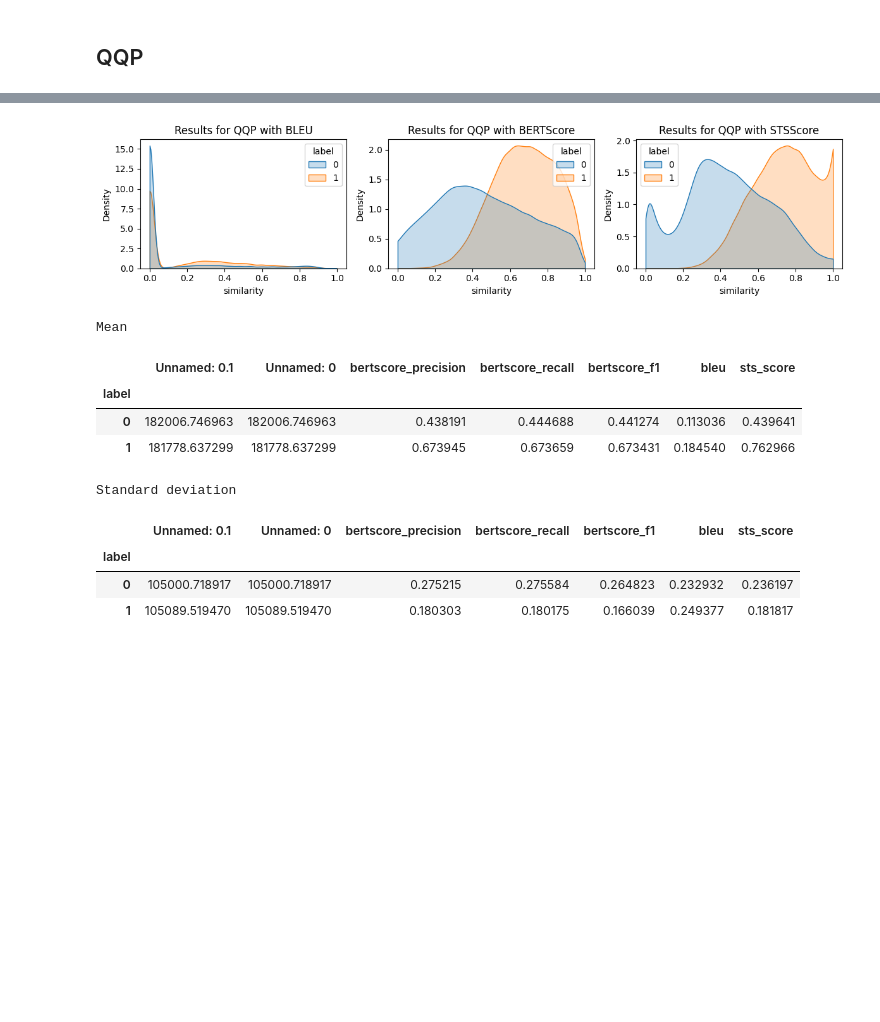
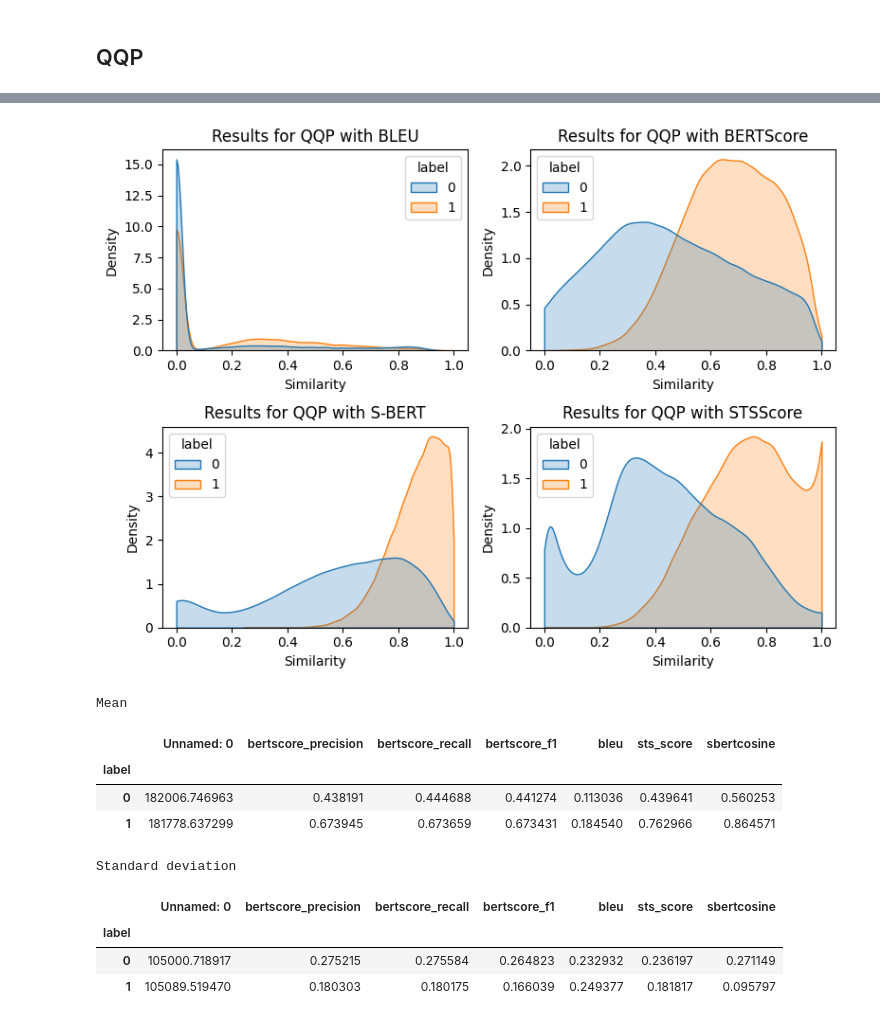
Before and after one commit to aieng-lab/stsscore, a Jupyter notebook: eval-semantic-similarity.ipynb, the cells around one changed output, grey strips where cells are left out. Cells and saved outputs as stored; diff of their text form; code cells hidden in the pictures; blank space fills up the shorter version.

Commit message:
compute QQP for SBERT

```diff
--- a/eval-semantic-similarity.ipynb
+++ b/eval-semantic-similarity.ipynb
@@ -180,37 +196,39 @@ Found cached dataset glue (/home/sherbold/.cache/huggingface/datasets/glue/qqp/1
 # %%
 scores_qqp = pd.read_csv('scores/qqp.csv')
 fig, axes = plt.subplots(2, 2, figsize=(8, 6))
 sns.kdeplot(scores_qqp, x="bleu", hue="label", fill=True, common_norm=False, clip=[0,1], ax=axes[0,0])
 sns.kdeplot(scores_qqp, x="bertscore_f1", hue="label", fill=True, common_norm=False, clip=[0,1], ax=axes[0,1])
 sns.kdeplot(scores_qqp, x="sbertcosine", hue="label", fill=True, common_norm=False, clip=[0,1], ax=axes[1,0])
 sns.kdeplot(scores_qqp, x="sts_score", hue="label", fill=True, common_norm=False, clip=[0,1], ax=axes[1,1])
 
 axes[0,0].set_xlabel("Similarity")
 axes[0,1].set_xlabel("Similarity")
 axes[1,0].set_xlabel("Similarity")
 axes[1,1].set_xlabel("Similarity")
 axes[0,0].set_title("Results for QQP with BLEU")
 axes[0,1].set_title("Results for QQP with BERTScore")
 axes[1,0].set_title("Results for QQP with S-BERT")
 axes[1,1].set_title("Results for QQP with STSScore")
 
-sns.move_legend(axes[2], "upper left")
+sns.move_legend(axes[0,1], "upper left")
+sns.move_legend(axes[1,0], "upper left")
+sns.move_legend(axes[1,1], "upper left")
 fig.tight_layout()
 plt.savefig('plots/qqp.pdf', bbox_inches='tight')
 plt.show()
 print('Mean')
 display(scores_qqp.groupby('label').mean())
 print('Standard deviation')
 display(scores_qqp.groupby('label').std())
 # %% [output]
-[figure, old version]
+[figure, new version]
 Mean
-|  | Unnamed: 0.1 | Unnamed: 0 | bertscore_precision | bertscore_recall | bertscore_f1 | bleu | sts_score |
+|  | Unnamed: 0 | bertscore_precision | bertscore_recall | bertscore_f1 | bleu | sts_score | sbertcosine |
 | label |  |  |  |  |  |  |  |
-| 0 | 182006.746963 | 182006.746963 | 0.438191 | 0.444688 | 0.441274 | 0.113036 | 0.439641 |
-| 1 | 181778.637299 | 181778.637299 | 0.673945 | 0.673659 | 0.673431 | 0.184540 | 0.762966 |
+| 0 | 182006.746963 | 0.438191 | 0.444688 | 0.441274 | 0.113036 | 0.439641 | 0.560253 |
+| 1 | 181778.637299 | 0.673945 | 0.673659 | 0.673431 | 0.184540 | 0.762966 | 0.864571 |
 Standard deviation
-|  | Unnamed: 0.1 | Unnamed: 0 | bertscore_precision | bertscore_recall | bertscore_f1 | bleu | sts_score |
+|  | Unnamed: 0 | bertscore_precision | bertscore_recall | bertscore_f1 | bleu | sts_score | sbertcosine |
 | label |  |  |  |  |  |  |  |
-| 0 | 105000.718917 | 105000.718917 | 0.275215 | 0.275584 | 0.264823 | 0.232932 | 0.236197 |
-| 1 | 105089.519470 | 105089.519470 | 0.180303 | 0.180175 | 0.166039 | 0.249377 | 0.181817 |
+| 0 | 105000.718917 | 0.275215 | 0.275584 | 0.264823 | 0.232932 | 0.236197 | 0.271149 |
+| 1 | 105089.519470 | 0.180303 | 0.180175 | 0.166039 | 0.249377 | 0.181817 | 0.095797 |
```
Also changed, not shown: parts of 1 cell of this notebook, 2 other files.
